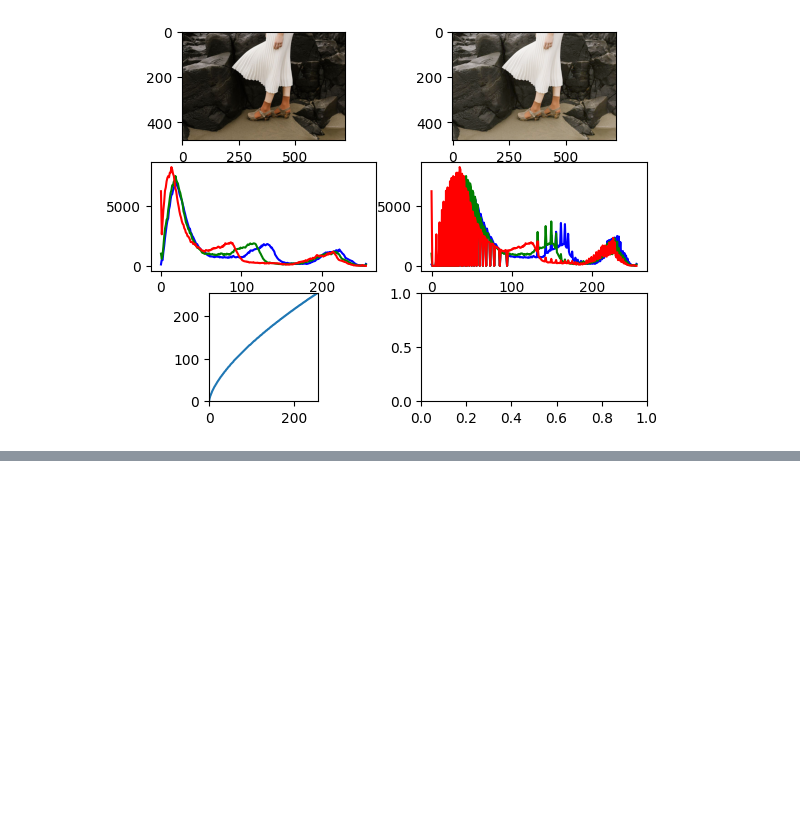
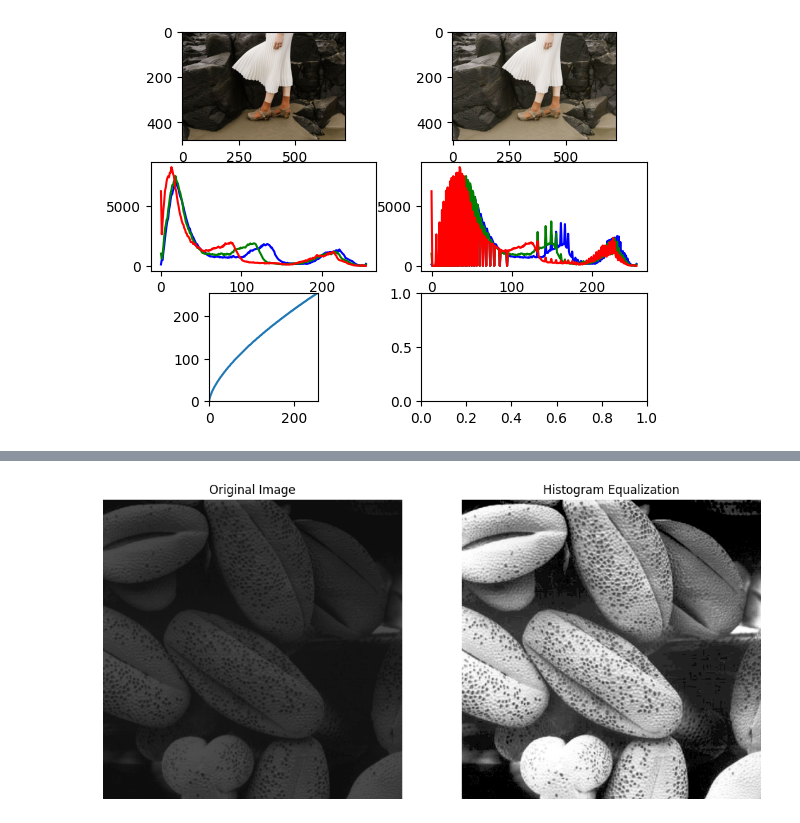
Before and after one commit to Kirushanth-G/EN3160---Image-Processing-and-Machine-Vision, a Jupyter notebook: Assignment1.ipynb, the cells around one changed output, grey strips where cells are left out. Cells and saved outputs as stored; diff of their text form; code cells hidden in the pictures; blank space fills up the shorter version.

```diff
--- a/Assignment1.ipynb
+++ b/Assignment1.ipynb
@@ -256,0 +373,18 @@ plt.show()
+# %%
+# Carry Our Histogram Equalization on the shells.tif Image
+import cv2 as cv
+import numpy as np
+import matplotlib.pyplot as plt
+
+f = cv.imread('a1images/shells.tif', cv.IMREAD_GRAYSCALE)
+g = cv.equalizeHist(f)
+fig, ax = plt.subplots(1, 2, figsize=(12, 8))
+ax[0].imshow(f, cmap='gray', vmin=0, vmax=255)
+ax[0].set_title('Original Image')
+ax[0].axis('off')
+ax[1].imshow(g, cmap='gray', vmin=0, vmax=255)
+ax[1].set_title('Histogram Equalization')
+ax[1].axis('off')
+plt.show()
+# %% [output]
+[figure, added]
```
Also changed, not shown: parts of 5 cells of this notebook.
